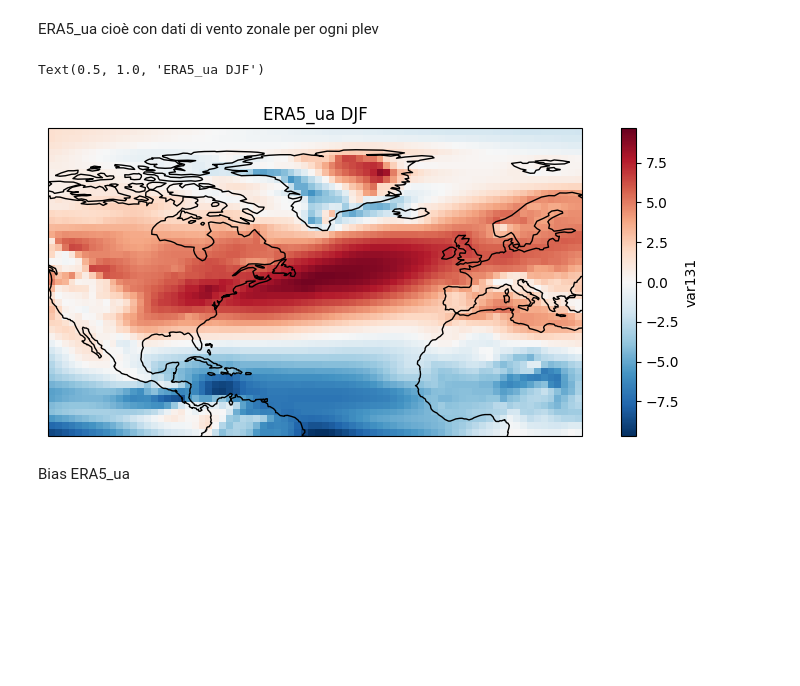
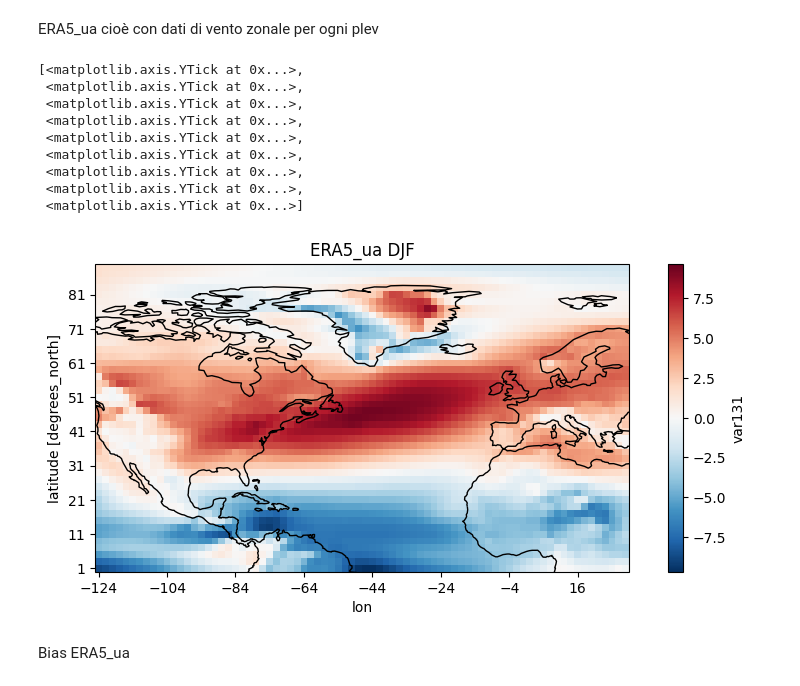
Before and after one commit to sbeltrami/tesi, a Jupyter notebook: eady_growth_rate.ipynb, the cells around one changed output. Drawn from its saved outputs; the diff is of its cells as text; code cells hidden in the pictures; blank space fills up the shorter version.

```diff
--- a/eady_growth_rate.ipynb
+++ b/eady_growth_rate.ipynb
@@ -169,18 +157,28 @@ dataset_ERA_weighted_ua = compute_dataset_weighted(dataset_ERA_ua)
 # %%
 #Creo un dizionario in cui vado a mettere la media temporale per ogni stagione MAM, JJA, SON, DJF
 era_ua_seas_mean = {}
 #Calcolo la media temporale su tutti e 4 i trimestri MAM = 1, JJA = 2, SON = 3, DJF = 4
 for i in range(4):
     era_ua_seas_mean[i+1] = compute_mean_resample_mar(dataset_ERA_ua,"1982","2014",i)
 #print(era_ua_seas_mean.keys())
 #plot DJF per ERA_ua
 fig, ax = plt.subplots(figsize=(10,4), subplot_kw={"projection": ccrs.PlateCarree()})
 era_ua_seas_mean[4][2,:,:].plot(ax=ax) #850hPa
 ax.coastlines()
 ax.set_title('ERA5_ua DJF')
+ax.set_xticks(np.arange(era_ua_seas_mean[4].lon.min(), era_ua_seas_mean[4].lon.max(), 20))
+ax.set_yticks(np.arange(era_ua_seas_mean[4].lat.min(),era_ua_seas_mean[4].lat.max(), 10))
 # %% [output]
-Text(0.5, 1.0, 'ERA5_ua DJF')
+[<matplotlib.axis.YTick at 0x...>,
+ <matplotlib.axis.YTick at 0x...>,
+ <matplotlib.axis.YTick at 0x...>,
+ <matplotlib.axis.YTick at 0x...>,
+ <matplotlib.axis.YTick at 0x...>,
+ <matplotlib.axis.YTick at 0x...>,
+ <matplotlib.axis.YTick at 0x...>,
+ <matplotlib.axis.YTick at 0x...>,
+ <matplotlib.axis.YTick at 0x...>]
-[figure, old version]
+[figure, new version]
 # %% [markdown]
 Bias ERA5_ua
 # %%
```
Also changed, not shown: parts of 21 cells of this notebook, 1 other file.
